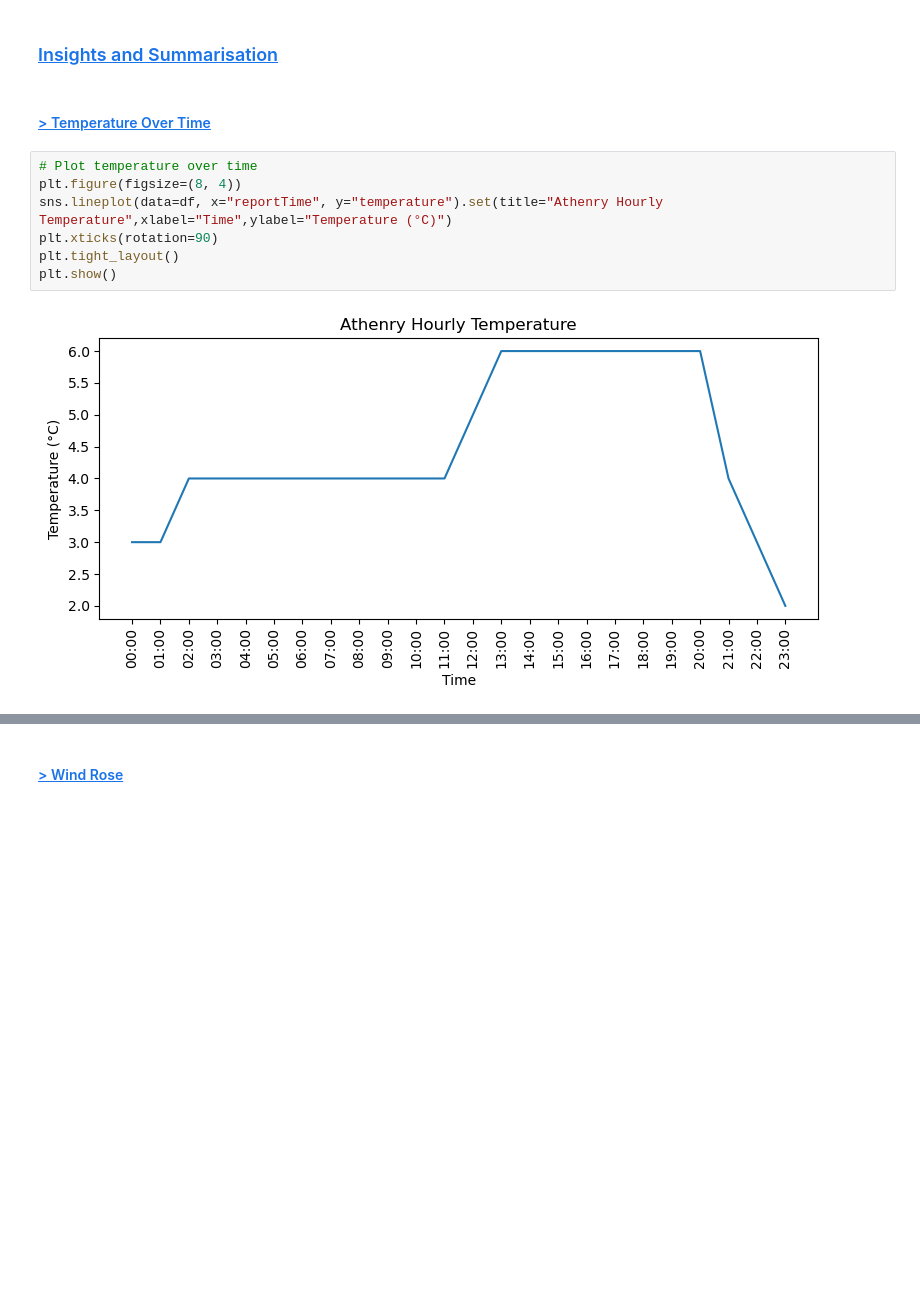
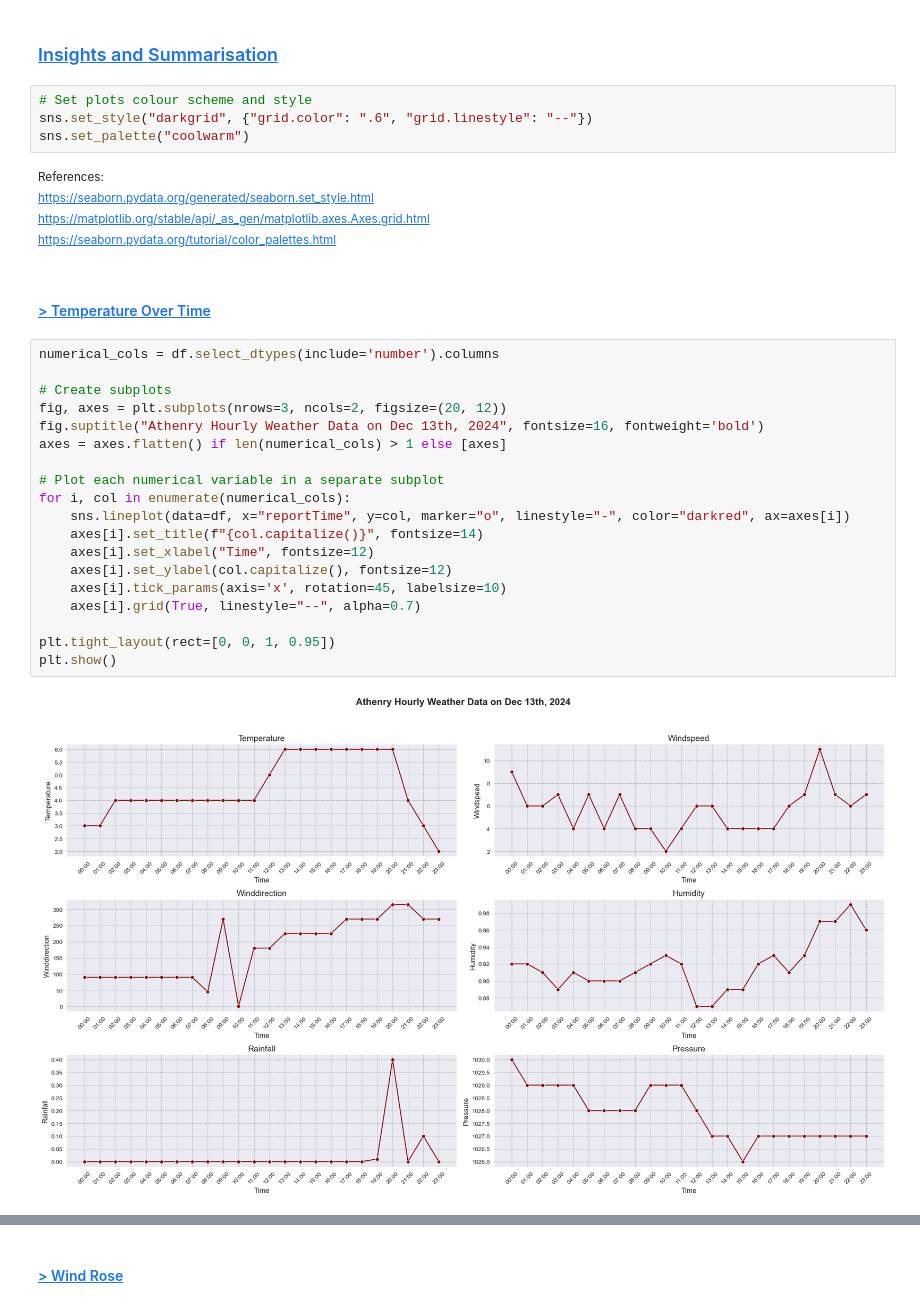
Before and after one commit to TindraIS/comp-infrastructure, a Jupyter notebook: weather.ipynb, the cells around one changed output, grey strips where cells are left out. Saved outputs shown, nothing was run; the diff lists cells and outputs as text; blank space fills up the shorter version.

Commit message:
Update color scheme and improve plots.

```diff
--- a/weather.ipynb
+++ b/weather.ipynb
@@ -468,14 +484,36 @@ df['humidity'].head()
 Name: humidity, dtype: float64
 # %% [markdown]
 ### <a id='toc2_5_'></a>[Insights and Summarisation](#toc0_)
+# %%
+# Set plots colour scheme and style
+sns.set_style("darkgrid", {"grid.color": ".6", "grid.linestyle": "--"})
+sns.set_palette("coolwarm")
+# %% [markdown]
+<sup>References:
+<br> https://seaborn.pydata.org/generated/seaborn.set_style.html
+<br> https://matplotlib.org/stable/api/_as_gen/matplotlib.axes.Axes.grid.html
+<br> https://seaborn.pydata.org/tutorial/color_palettes.html
+</sup>
 # %% [markdown]
 #### <a id='toc2_5_1_'></a>[> Temperature Over Time](#toc0_)
-# %%
-# Plot temperature over time
-plt.figure(figsize=(8, 4))
-sns.lineplot(data=df, x="reportTime", y="temperature").set(title="Athenry Hourly Temperature",xlabel="Time",ylabel="Temperature (°C)")
-plt.xticks(rotation=90)
-plt.tight_layout()
-plt.show()
-# %% [output]
-[figure, removed]
+# %%
+numerical_cols = df.select_dtypes(include='number').columns
+
+# Create subplots
+fig, axes = plt.subplots(nrows=3, ncols=2, figsize=(20, 12))
+fig.suptitle("Athenry Hourly Weather Data on Dec 13th, 2024", fontsize=16, fontweight='bold')
+axes = axes.flatten() if len(numerical_cols) > 1 else [axes]
+
+# Plot each numerical variable in a separate subplot
+for i, col in enumerate(numerical_cols):
+    sns.lineplot(data=df, x="reportTime", y=col, marker="o", linestyle="-", color="darkred", ax=axes[i])
+    axes[i].set_title(f"{col.capitalize()}", fontsize=14)
+    axes[i].set_xlabel("Time", fontsize=12)
+    axes[i].set_ylabel(col.capitalize(), fontsize=12)
+    axes[i].tick_params(axis='x', rotation=45, labelsize=10)
+    axes[i].grid(True, linestyle="--", alpha=0.7)
+
+plt.tight_layout(rect=[0, 0, 1, 0.95])
+plt.show()
+# %% [output]
+[figure, added]
```
Also changed, not shown: parts of 8 cells of this notebook, 1 other file.
